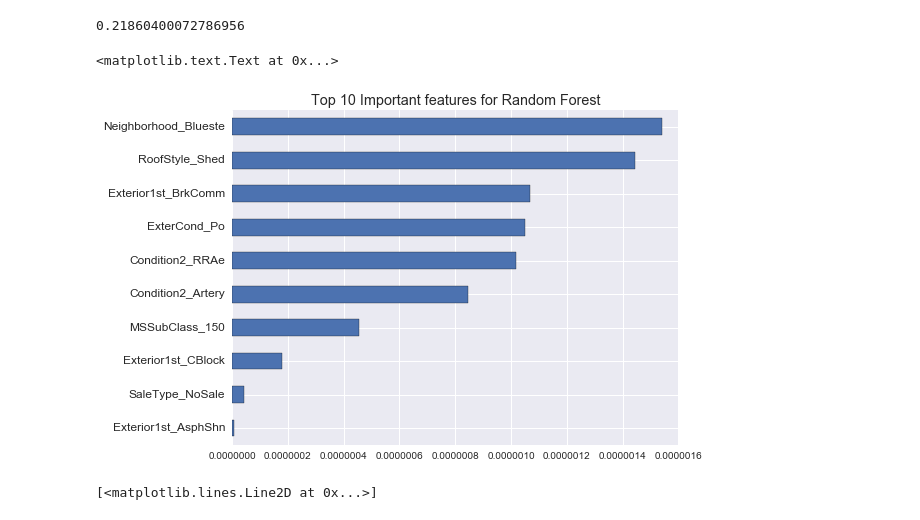
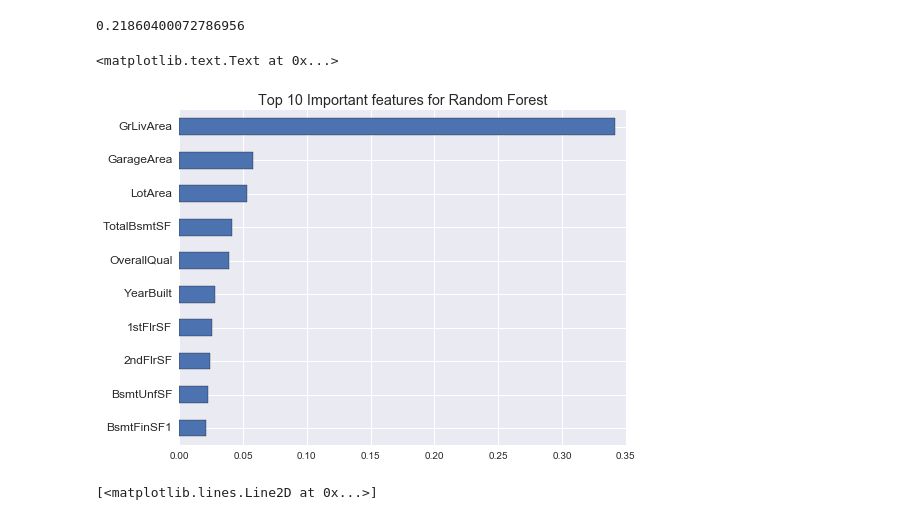
Before and after one commit to AngeloK/house-price-prediction, a Jupyter notebook: Linlin/house-price.ipynb, the cells around one changed output. Drawn from its saved outputs; the diff is of its cells as text; code cells hidden in the pictures.

```diff
--- a/Linlin/house-price.ipynb
+++ b/Linlin/house-price.ipynb
@@ -637,16 +640,3 @@ plt.plot([min(ridge_pred),max(ridge_pred)], [min(ridge_pred),max(ridge_pred)], c
 [figure]
 # %% [markdown]
 ### RBF kernel Support Vector Regresssion model
-# %%
-from sklearn.svm import SVR
-C = [0.1, 0.5, 1, 5]
-epsilon = [0.01, 0.1, 0.5, 1]
-# We will not validate kernel function, because it consumes a lot of time for corss-validation
-#kernel = ['rbf', 'linear', 'sigmoid']
-#cv_svr = np.empty([len(C), len(epsilon), len(kernel)])
-cv_svr = np.empty([len(C), len(epsilon)])
-for i in range(len(C)):
-    for j in range(len(epsilon)):
-        #for k in range(len(kernel)):
-            #cv_svr[i][j][k] = rmse_cv(SVR(C = C[i], epsilon = epsilon[j], kernel = kernel[k])).mean()
-        cv_svr[i][j] = rmse_cv(SVR(C = C[i], epsilon = epsilon[j])).mean()
@@ -818,15 +821,3 @@ plt.plot([min(lsvr_pred),max(lsvr_pred)], [min(lsvr_pred),max(lsvr_pred)], c="re
 [figure]
 # %% [markdown]
 ### Multiple layer Regression Model
-# %%
-from sklearn.neural_network import MLPRegressor
-hidden_layer_sizes = [(500,), (500,100,), (500,100,50,)]
-activation = ['logistic', 'relu']
-alpha = [0.0001, 0.001, 0.01]
-cv_mlp = np.empty([len(hidden_layer_sizes), len(activation), len(alpha)])
-
-for i in range(len(hidden_layer_sizes)):
-    for j in range(len(activation)):
-        for k in range(len(alpha)):
-            cv_mlp[i][j][k] = rmse_cv(MLPRegressor(hidden_layer_sizes = hidden_layer_sizes[i], activation = activation[j],
-                                                  alpha = alpha[k])).mean()
@@ -993,12 +1004,12 @@ rmse_rfr_test
 0.21860400072786956
 # %%
 coef = pd.Series(model_rfr.feature_importances_, index = train_year_X.columns).sort_values()
-importance_coef_rfr = pd.concat([coef.head(10)])#, coef.tail(10)])
+importance_coef_rfr = pd.concat([coef.tail(10)])#, coef.tail(10)])
 importance_coef_rfr.plot(kind = 'barh', grid = True)
 plt.title("Top 10 Important features for Random Forest")
 # %% [output]
 <matplotlib.text.Text at 0x...>
-[figure, old version]
+[figure, new version]
 # %%
 rfr_pred = np.expm1(model_rfr.predict(train_year_X))
 plt.scatter(rfr_pred, np.expm1(train_year_y))
```
Also changed, not shown: parts of 5 cells of this notebook.
